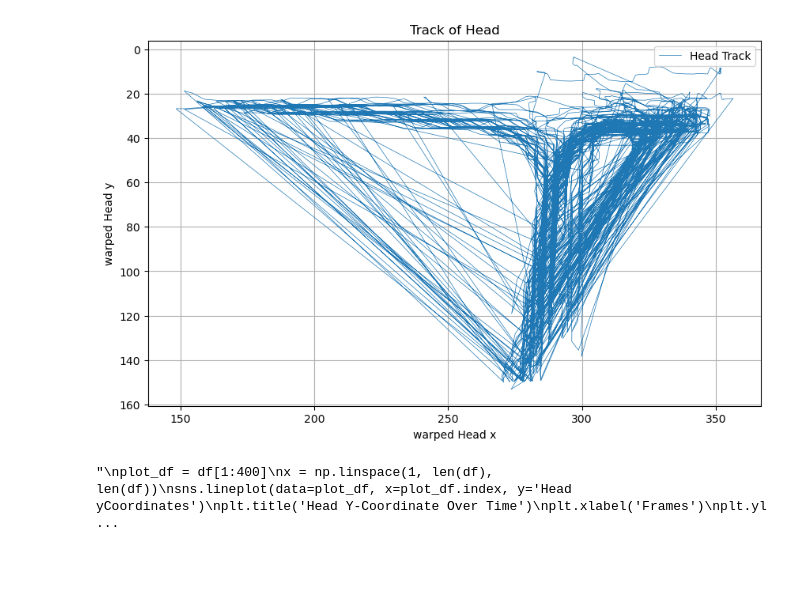
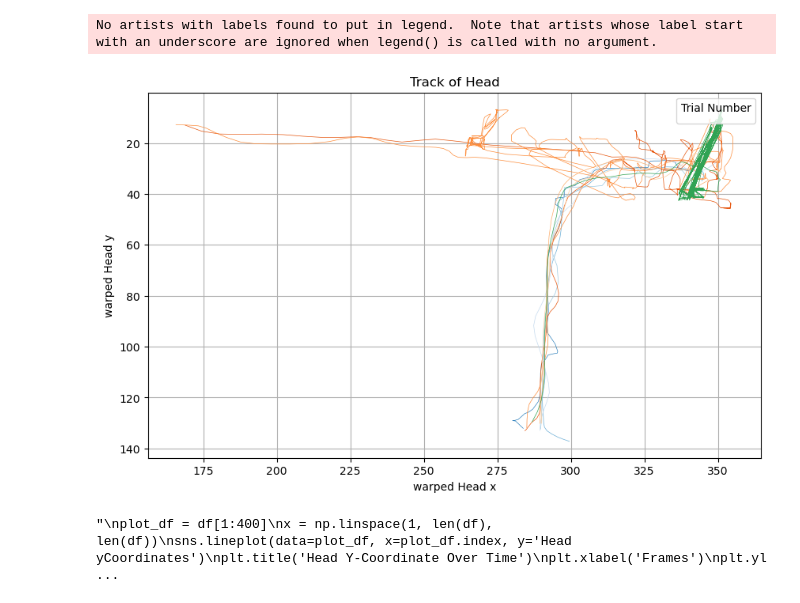
Before and after one commit to Yang2hang/RR_Pose_analysis, a Jupyter notebook: data_analysis/main.ipynb, the cells around one changed output. Drawn from its saved outputs; the diff is of its cells as text; code cells hidden in the pictures; blank space fills up the shorter version.

```diff
--- a/data_analysis/main.ipynb
+++ b/data_analysis/main.ipynb
@@ -20,5 +15,5 @@ session = 'Day139'
 # %%
+animal = 'RRM026'
+session = 'Day151'
 
-csv_file = '/Users/yang/Documents/Wilbrecht_Lab/sleap_video'
-RRM030_Day139_R1_turns
-df = transform_coordinates(h5_folder)
+csv_folder = '/Users/yang/Documents/Wilbrecht_Lab/sleap_video'
@@ -36,0 +20,10 @@ df.describe()
+# %%
+dataframes = []
+
+for filename in os.listdir(csv_folder):
+    if filename.startswith(f'{animal}_{session}') and filename.endswith('_time.csv'):
+        file_path = os.path.join(csv_folder, filename)
+        df = pd.read_csv(file_path, index_col=0)
+        dataframes.append(df)
+
+combined_df = pd.concat(dataframes, ignore_index=True)
@@ -56,22 +75,38 @@ plt.show()
 # %%
-start_frame, stop_frame = 0000, 8000
-head_x = df['warped Head x'][start_frame:stop_frame]
-head_y = df['warped Head y'][start_frame:stop_frame]
+# Define the start and stop frames
+start_frame, stop_frame = 0, 10000
+
+# Filter the dataframe for the specified frame range
+filtered_df = combined_df.iloc[start_frame:stop_frame]
 
 plt.figure(figsize=(10, 6))
-plt.plot(head_x, head_y, linestyle='-', linewidth=0.5, label='Head Track')
+
+palette = sns.color_palette('tab20c', n_colors=len(filtered_df['trial num'].unique()))
+
+for color, (trial_num, group) in zip(palette, filtered_df.groupby('trial num')):
+    sns.lineplot(
+        data=group,
+        x='warped Head x',
+        y='warped Head y',
+        color=color,
+        linewidth=0.5,
+        legend=False,
+        sort=False
+    )
+
 plt.xlabel('warped Head x')
 plt.ylabel('warped Head y')
 plt.title('Track of Head')
-plt.legend()
+plt.legend(title='Trial Number', loc='upper right')
 plt.grid(True)
 
 # Invert y-axis to match the video coordinate system
 plt.gca().invert_yaxis()
 
 plt.show()
 # %% [output]
+No artists with labels found to put in legend.  Note that artists whose label start with an underscore are ignored when legend() is called with no argument.
-[figure, old version]
+[figure, new version]
 # %%
 
 '''
```
Also changed, not shown: parts of 22 cells of this notebook, 4 other files.
